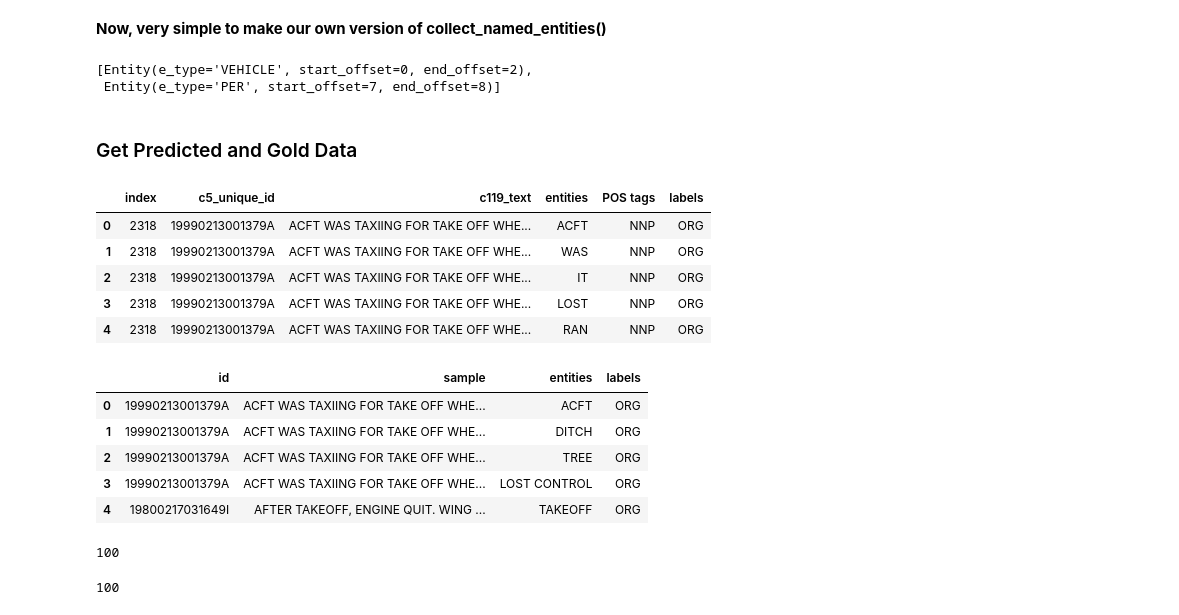
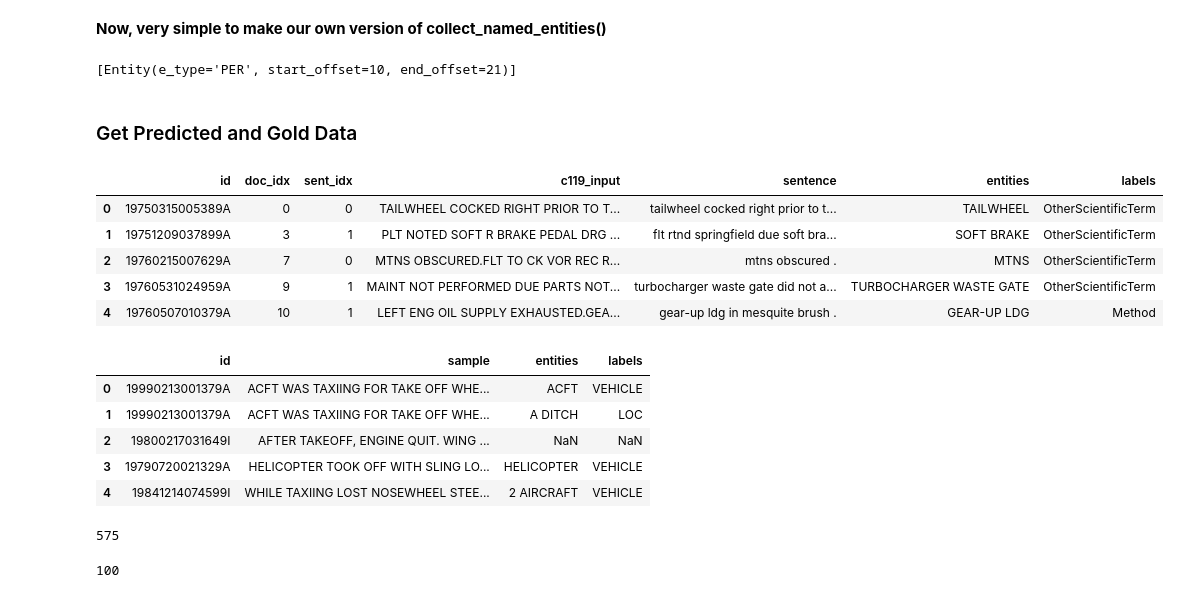
Before and after one commit to nd-crane/trusted_ke, a Jupyter notebook: evaluations/automatic/ner_eval.ipynb, the cells around one changed output. Saved outputs shown, nothing was run; the diff lists cells and outputs as text; code cells hidden in the pictures.

```diff
--- a/evaluations/automatic/ner_eval.ipynb
+++ b/evaluations/automatic/ner_eval.ipynb
@@ -130,9 +124,8 @@ def collect_named_entities(entities, labels, tokens):
 
     return named_entities
 # %%
-collect_named_entities(['TOW PLANE','STUDENT'],['VEHICLE','PER'],faa['19750419011349A']) #example
+collect_named_entities(['PILOT IN COMMAND OF A BELL HELICOPTER MODEL BHT-47-G5, N4754R'],['PER'],faa['20000215010329A']) #example
 # %% [output]
-[Entity(e_type='VEHICLE', start_offset=0, end_offset=2),
- Entity(e_type='PER', start_offset=7, end_offset=8)]
+[Entity(e_type='PER', start_offset=10, end_offset=21)]
 # %% [markdown]
 ### Get Predicted and Gold Data
@@ -141,26 +132,29 @@ abbrevs = {'FACILITY':'FAC','ORGANIZATION':'ORG','PERSON':'PER','LOCATION':'LOC'
 # %%
-result_df = pd.read_csv('../../data/results/nltk/nltk_ner_uppercased.csv')
+abbrevs = {'FACILITY':'FAC','ORGANIZATION':'ORG','PERSON':'PER','LOCATION':'LOC','VEH':'VEHICLE'}
+result_df = pd.read_csv('../../data/results/pl-marker/pl-marker_scierc_scibert_NER_jun17.csv')
 result_df['labels'] = result_df['labels'].apply(lambda x: abbrevs[x] if x in abbrevs else x)
+result_df.rename(columns={'c5_unique_id':'id', 'c5_id':'id'},inplace=True)
+result_df['entities'] = result_df['entities'].apply(str.upper)
 result_df.head()
 # %% [output]
-|  | index | c5_unique_id | c119_text | entities | POS tags | labels |
-| 0 | 2318 | 19990213001379A | ACFT WAS TAXIING FOR TAKE OFF WHE... | ACFT | NNP | ORG |
-| 1 | 2318 | 19990213001379A | ACFT WAS TAXIING FOR TAKE OFF WHE... | WAS | NNP | ORG |
-| 2 | 2318 | 19990213001379A | ACFT WAS TAXIING FOR TAKE OFF WHE... | IT | NNP | ORG |
-| 3 | 2318 | 19990213001379A | ACFT WAS TAXIING FOR TAKE OFF WHE... | LOST | NNP | ORG |
-| 4 | 2318 | 19990213001379A | ACFT WAS TAXIING FOR TAKE OFF WHE... | RAN | NNP | ORG |
+|  | id | doc_idx | sent_idx | c119_input | sentence | entities | labels |
+| 0 | 19750315005389A | 0 | 0 | TAILWHEEL COCKED RIGHT PRIOR TO T... | tailwheel cocked right prior to t... | TAILWHEEL | OtherScientificTerm |
+| 1 | 19751209037899A | 3 | 1 | PLT NOTED SOFT R BRAKE PEDAL DRG ... | flt rtnd springfield due soft bra... | SOFT BRAKE | OtherScientificTerm |
+| 2 | 19760215007629A | 7 | 0 | MTNS OBSCURED.FLT TO CK VOR REC R... | mtns obscured . | MTNS | OtherScientificTerm |
+| 3 | 19760531024959A | 9 | 1 | MAINT NOT PERFORMED DUE PARTS NOT... | turbocharger waste gate did not a... | TURBOCHARGER WASTE GATE | OtherScientificTerm |
+| 4 | 19760507010379A | 10 | 1 | LEFT ENG OIL SUPPLY EXHAUSTED.GEA... | gear-up ldg in mesquite brush . | GEAR-UP LDG | Method |
 # %%
-gold_df = pd.read_csv('../../gold_standard/processed/ner.csv')
+gold_df = pd.read_csv('../../gold_standard/processed/ner_ace.csv')
 if 'labels' not in gold_df.columns:
     gold_df['labels'] = ['ORG']*len(gold_df) # Add dummy labels for aviation mentions-only gs
 gold_df.head()
 # %% [output]
 |  | id | sample | entities | labels |
-| 0 | 19990213001379A | ACFT WAS TAXIING FOR TAKE OFF WHE... | ACFT | ORG |
-| 1 | 19990213001379A | ACFT WAS TAXIING FOR TAKE OFF WHE... | DITCH | ORG |
-| 2 | 19990213001379A | ACFT WAS TAXIING FOR TAKE OFF WHE... | TREE | ORG |
-| 3 | 19990213001379A | ACFT WAS TAXIING FOR TAKE OFF WHE... | LOST CONTROL | ORG |
-| 4 | 19800217031649I | AFTER TAKEOFF, ENGINE QUIT. WING ... | TAKEOFF | ORG |
+| 0 | 19990213001379A | ACFT WAS TAXIING FOR TAKE OFF WHE... | ACFT | VEHICLE |
+| 1 | 19990213001379A | ACFT WAS TAXIING FOR TAKE OFF WHE... | A DITCH | LOC |
+| 2 | 19800217031649I | AFTER TAKEOFF, ENGINE QUIT. WING ... | NaN | NaN |
+| 3 | 19790720021329A | HELICOPTER TOOK OFF WITH SLING LO... | HELICOPTER | VEHICLE |
+| 4 | 19841214074599I | WHILE TAXIING LOST NOSEWHEEL STEE... | 2 AIRCRAFT | VEHICLE |
 # %%
 #gold_df['entities'].iat[106] = 'BARTLESVILLE' # typo in ACE-2005 Gold Df
 # %%
@@ -172,8 +166,8 @@ gold_df['entities'].iat[439] = 'MR. KADERA'
 # %%
-id_col = 'c5_unique_id'
+id_col = 'id'
 len(result_df[id_col].unique())
 # %% [output]
-100
+575
 # %%
 len(gold_df['id'].unique())
 # %% [output]
```
Also changed, not shown: parts of 53 cells of this notebook, 2 other files.
